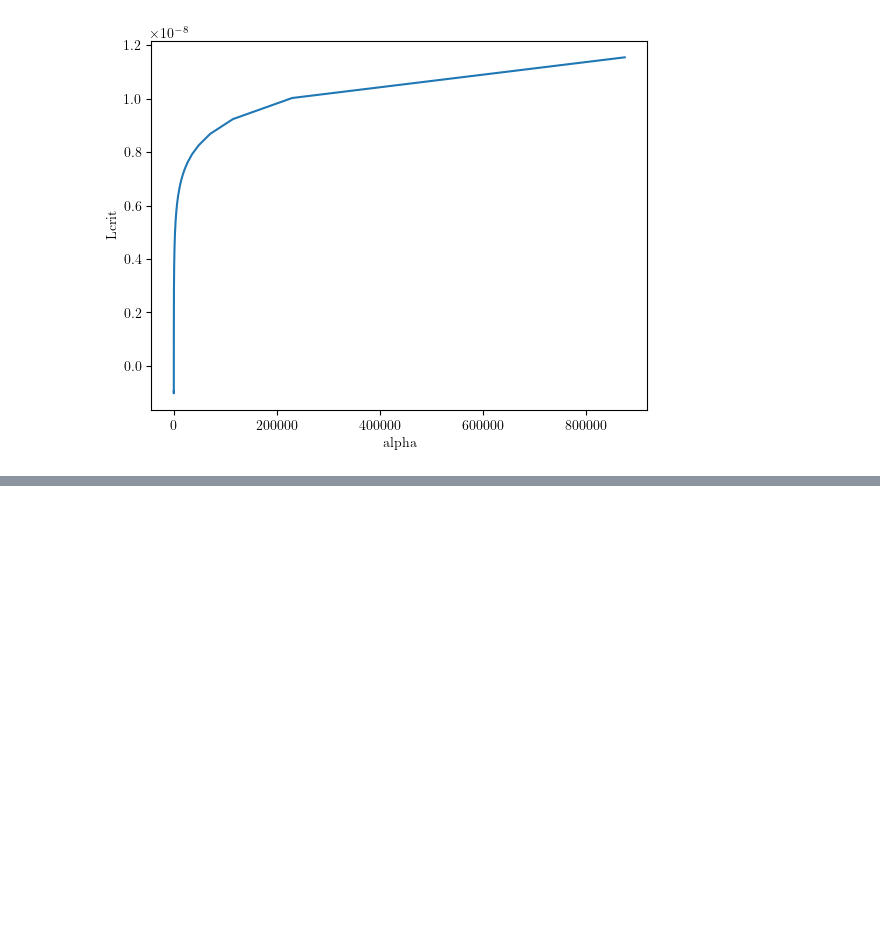
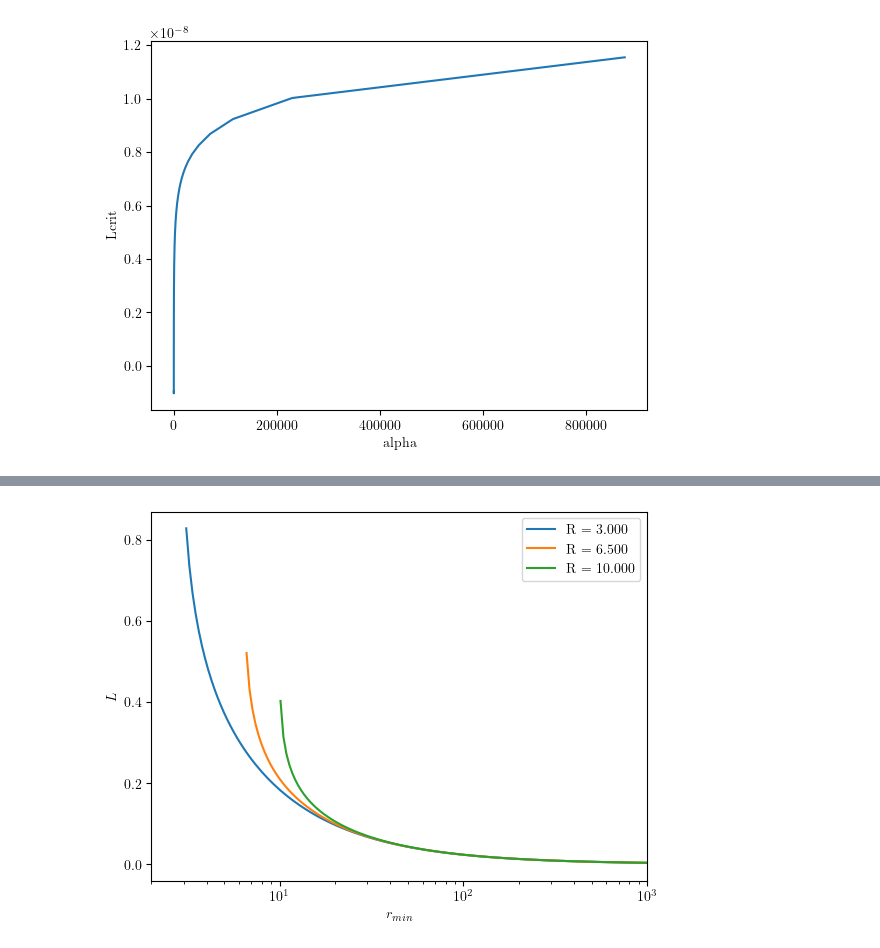
Before and after one commit to Bkorotko03/HoloProj, a Jupyter notebook: PertRNBH260128.ipynb, the cells around one changed output, grey strips where cells are left out. Cells and saved outputs as stored; diff of their text form; code cells hidden in the pictures; blank space fills up the shorter version.

```diff
--- a/PertRNBH260128.ipynb
+++ b/PertRNBH260128.ipynb
@@ -389,0 +457,26 @@ def genShockPlot(Rmin,Rmax,Rnum,Rtyp='lin'):
+# %%
+def genLvsrminPlot(Rmin,Rmax,Rnum,Rtyp='lin',rminmax=rmax):
+    if Rtyp == 'lin':
+        Rgrid = np.linspace(Rmin,Rmax,Rnum)
+    elif Rtyp == 'log':
+        Rgrid = np.logspace(np.log10(Rmin),np.log10(Rmax),Rnum)
+    else:
+        print('Invalid Rtyp, use lin or log')
+        return 0
+
+    for  R in Rgrid:
+        rminarr = np.logspace(np.log10(R+0.1),np.log10(rmax-1),num)
+        LvsrminArr = Lvsrmin(rminarr,R)
+        plt.plot(rminarr,LvsrminArr,label=f'R = {R:.3f}')
+
+    plt.xlabel(r'$r_{min}$')
+    plt.ylabel(r'$L$')
+    plt.xlim((2,rminmax))
+    plt.legend()
+    plt.semilogx()
+    # plt.semilogy()
+    plt.show()
+# %%
+genLvsrminPlot(3,10,3,'lin',1000)
+# %% [output]
+[figure, added]
```
Also changed, not shown: parts of 21 cells of this notebook.
